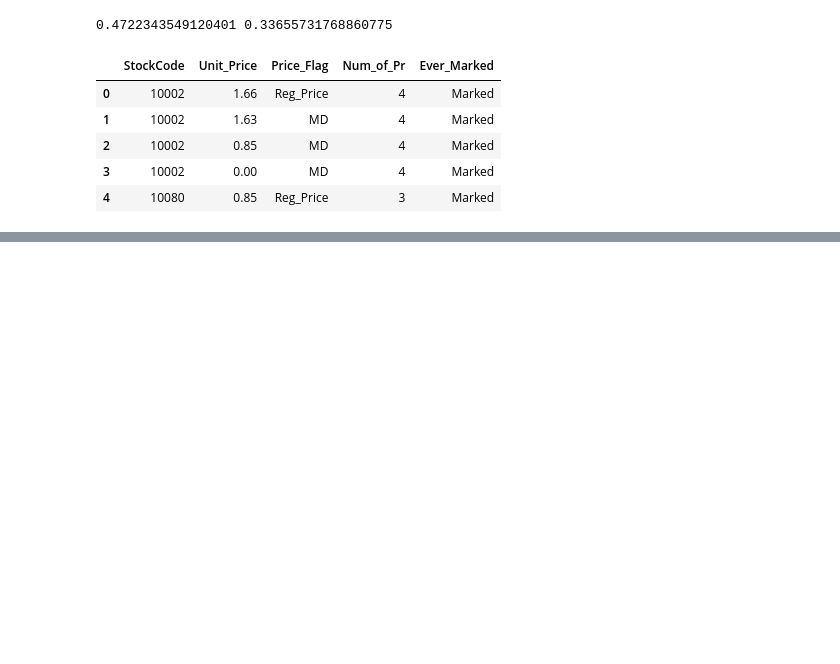
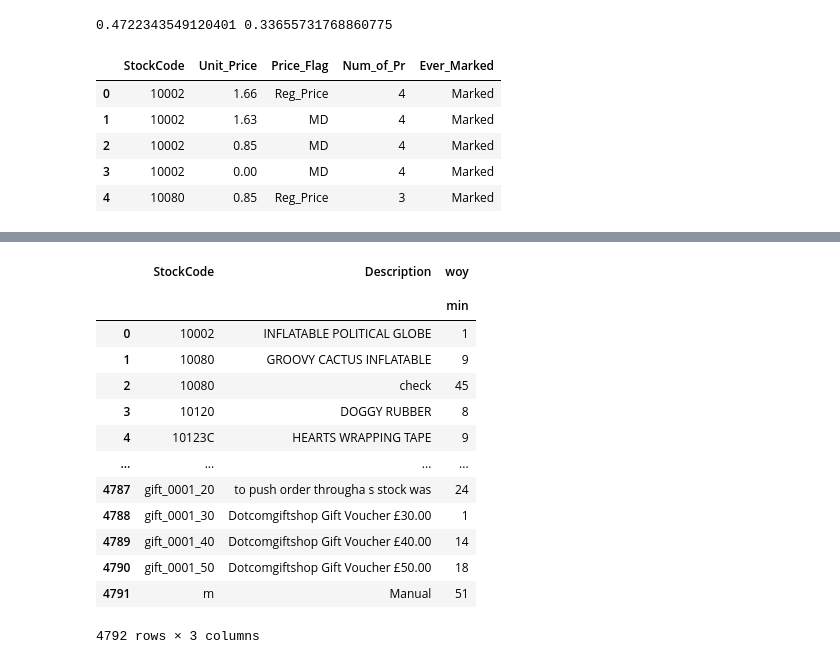
Before and after one commit to axpinkerton/projects, a Jupyter notebook: proj1nb.ipynb, the cells around one changed output, grey strips where cells are left out. Drawn from its saved outputs; the diff is of its cells as text; code cells hidden in the pictures; blank space fills up the shorter version.

```diff
--- a/proj1nb.ipynb
+++ b/proj1nb.ipynb
@@ -397,3 +503,30 @@ len(rest)
 # To customize the number of bins in the histogram, you need to tell plotly the starting point
 ####and the ending point, along with the size of each bin.
 # In the layout, we can customize the title of the graph and the gap between two bins.
+# %%
+first_wk = new.copy()
+first_week = first_wk.groupby(['StockCode','Description','woy'])[['Quantity', 'Sales_(GBP)']].agg(['sum']).copy()
+# %%
+# first_week = first_week.reset_index()
+# first_week = first_week.drop(columns=('index',''))
+min_week = first_week.groupby(['StockCode', 'Description'])[[('woy',"")]].agg(['min']).copy()
+min_week = min_week.reset_index()
+min_week
+# min_week[(min_week[('woy','')]>8) & (min_week[('woy','')] < 49)]
+# min_week.columns
+# %% [output]
+|  | StockCode | Description | woy |
+|  |  |  |  |
+|  |  |  | min |
+| 0 | 10002 | INFLATABLE POLITICAL GLOBE | 1 |
+| 1 | 10080 | GROOVY CACTUS INFLATABLE | 9 |
+| 2 | 10080 | check | 45 |
+| 3 | 10120 | DOGGY RUBBER | 8 |
+| 4 | 10123C | HEARTS WRAPPING TAPE | 9 |
+| ... | ... | ... | ... |
+| 4787 | gift_0001_20 | to push order througha s stock was | 24 |
+| 4788 | gift_0001_30 | Dotcomgiftshop Gift Voucher £30.00 | 1 |
+| 4789 | gift_0001_40 | Dotcomgiftshop Gift Voucher £40.00 | 14 |
+| 4790 | gift_0001_50 | Dotcomgiftshop Gift Voucher £50.00 | 18 |
+| 4791 | m | Manual | 51 |
+4792 rows × 3 columns
```
Also changed, not shown: parts of 15 cells of this notebook.
